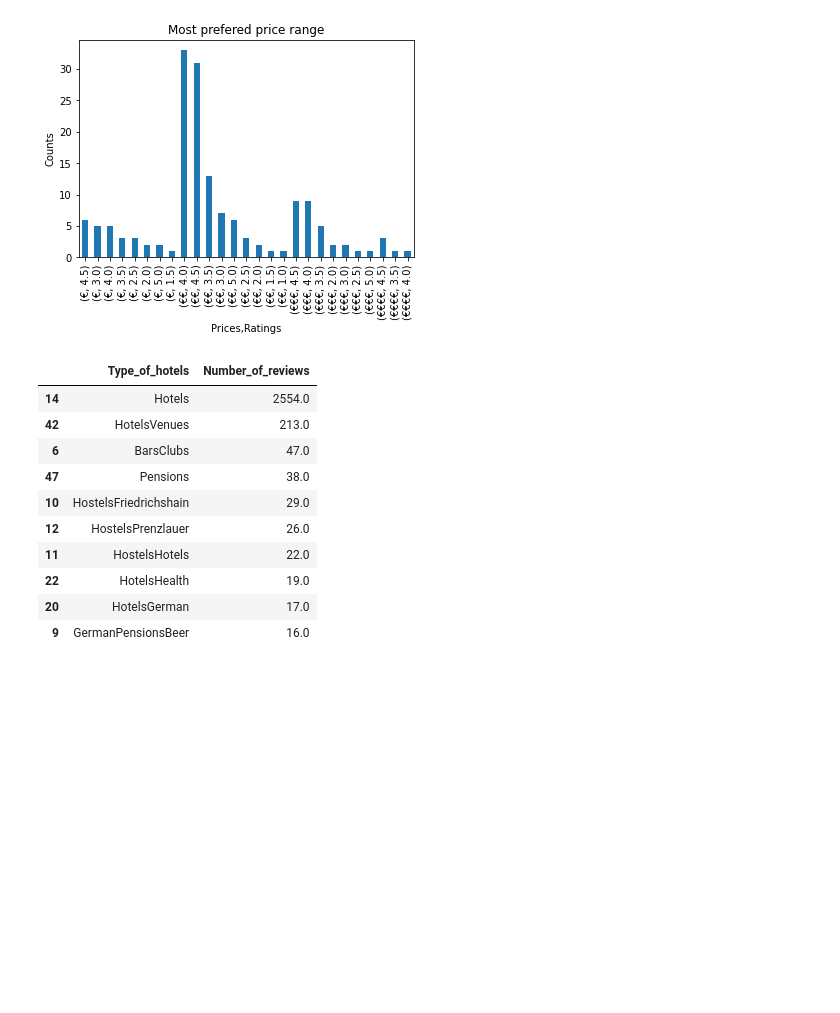
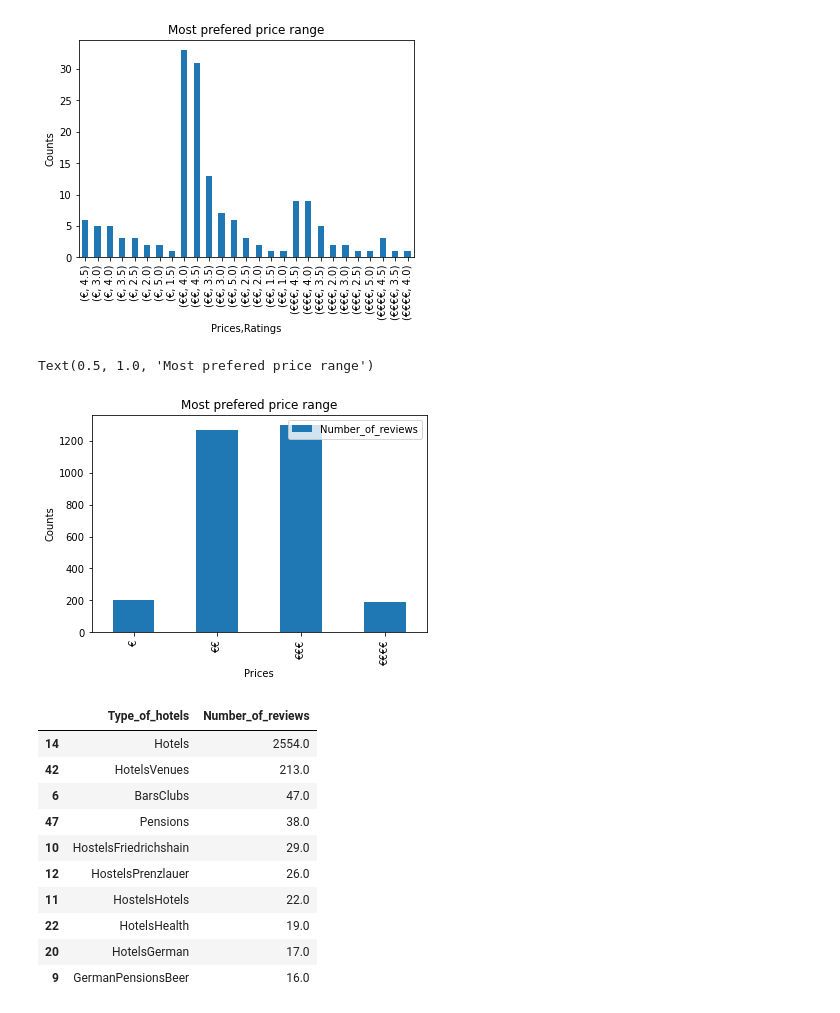
Before and after one commit to AndreaViviani89/1st-Build-Week, a Jupyter notebook: Hotelanalysis.ipynb, the cells around one changed output. Saved outputs shown, nothing was run; the diff lists cells and outputs as text; code cells hidden in the pictures; blank space fills up the shorter version.

```diff
--- a/Hotelanalysis.ipynb
+++ b/Hotelanalysis.ipynb
@@ -56,6 +56,13 @@ plt.title('Most prefered price range')
 # %% [output]
 Text(0.5, 1.0, 'Most prefered price range')
 [figure]
+# %%
+df[['Prices','Number_of_reviews']].groupby(['Prices']).sum().plot(kind='bar')
+plt.ylabel('Counts')
+plt.title('Most prefered price range')
+# %% [output]
+Text(0.5, 1.0, 'Most prefered price range')
+[figure, added]
 # %%
 df2 = df[['Type_of_hotels','Number_of_reviews']]
 df_sorted =df2.groupby('Type_of_hotels',as_index=False).sum().sort_values('Number_of_reviews',ascending=False).head(10)
```
Also changed, not shown: parts of 2 cells of this notebook, 1 other file.
